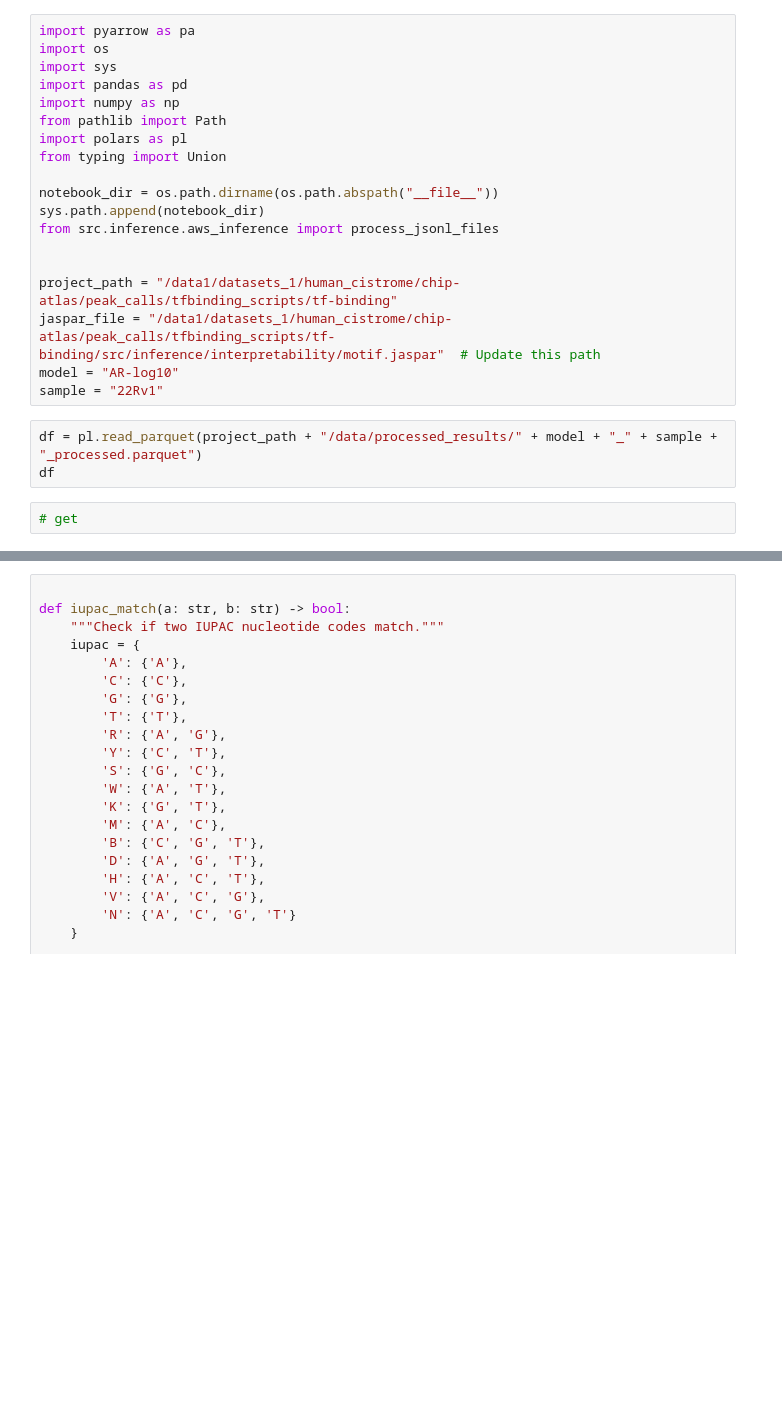
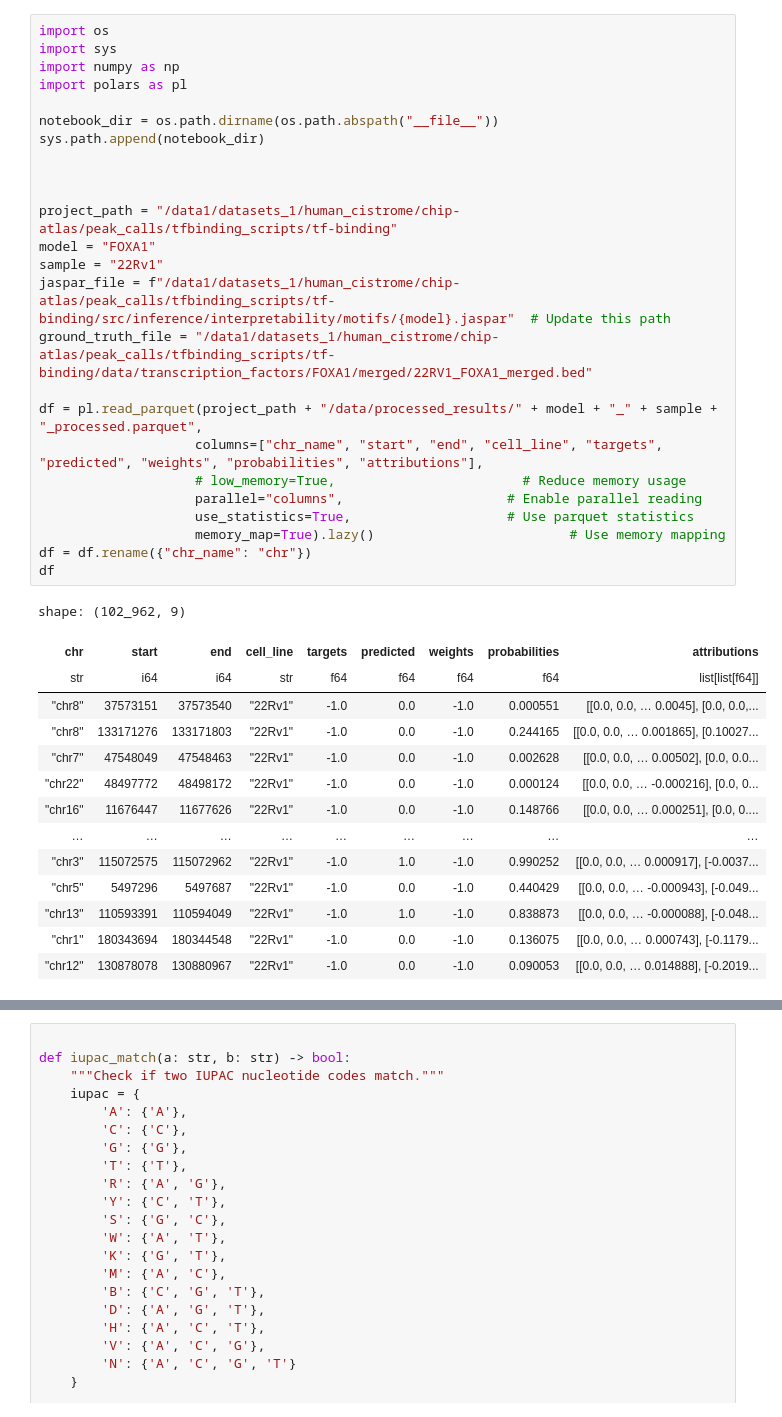
Before and after one commit to wejarrard/tf-binding, a Jupyter notebook: src/inference/interpretability/interpretability.ipynb, the cells around one changed output, grey strips where cells are left out. Drawn from its saved outputs; the diff is of its cells as text; blank space fills up the shorter version.

```diff
--- a/src/inference/interpretability/interpretability.ipynb
+++ b/src/inference/interpretability/interpretability.ipynb
@@ -1,24 +1,40 @@
 # %%
-import pyarrow as pa
 import os
 import sys
-import pandas as pd
 import numpy as np
-from pathlib import Path
 import polars as pl
-from typing import Union
 
 notebook_dir = os.path.dirname(os.path.abspath("__file__"))
 sys.path.append(notebook_dir)
-from src.inference.aws_inference import process_jsonl_files
+
 
 
 project_path = "/data1/datasets_1/human_cistrome/chip-atlas/peak_calls/tfbinding_scripts/tf-binding"
-jaspar_file = "/data1/datasets_1/human_cistrome/chip-atlas/peak_calls/tfbinding_scripts/tf-binding/src/inference/interpretability/motif.jaspar"  # Update this path
-model = "AR-log10"
+model = "FOXA1"
 sample = "22Rv1"
+jaspar_file = f"/data1/datasets_1/human_cistrome/chip-atlas/peak_calls/tfbinding_scripts/tf-binding/src/inference/interpretability/motifs/{model}.jaspar"  # Update this path
+ground_truth_file = "/data1/datasets_1/human_cistrome/chip-atlas/peak_calls/tfbinding_scripts/tf-binding/data/transcription_factors/FOXA1/merged/22RV1_FOXA1_merged.bed"
+
+df = pl.read_parquet(project_path + "/data/processed_results/" + model + "_" + sample + "_processed.parquet",
+                    columns=["chr_name", "start", "end", "cell_line", "targets", "predicted", "weights", "probabilities", "attributions"],
+                    # low_memory=True,                        # Reduce memory usage
+                    parallel="columns",                     # Enable parallel reading
+                    use_statistics=True,                    # Use parquet statistics
+                    memory_map=True).lazy()                         # Use memory mapping
+df = df.rename({"chr_name": "chr"})
+df
+# %% [output]
+shape: (102_962, 9)
+| chr | start | end | cell_line | targets | predicted | weights | probabilities | attributions |
+| str | i64 | i64 | str | f64 | f64 | f64 | f64 | list[list[f64]] |
+| "chr8" | 37573151 | 37573540 | "22Rv1" | -1.0 | 0.0 | -1.0 | 0.000551 | [[0.0, 0.0, … 0.0045], [0.0, 0.0,... |
+| "chr8" | 133171276 | 133171803 | "22Rv1" | -1.0 | 0.0 | -1.0 | 0.244165 | [[0.0, 0.0, … 0.001865], [0.10027... |
+| "chr7" | 47548049 | 47548463 | "22Rv1" | -1.0 | 0.0 | -1.0 | 0.002628 | [[0.0, 0.0, … 0.00502], [0.0, 0.0... |
+| "chr22" | 48497772 | 48498172 | "22Rv1" | -1.0 | 0.0 | -1.0 | 0.000124 | [[0.0, 0.0, … -0.000216], [0.0, 0... |
+| "chr16" | 11676447 | 11677626 | "22Rv1" | -1.0 | 0.0 | -1.0 | 0.148766 | [[0.0, 0.0, … 0.000251], [0.0, 0.... |
+| … | … | … | … | … | … | … | … | … |
+| "chr3" | 115072575 | 115072962 | "22Rv1" | -1.0 | 1.0 | -1.0 | 0.990252 | [[0.0, 0.0, … 0.000917], [-0.0037... |
+| "chr5" | 5497296 | 5497687 | "22Rv1" | -1.0 | 0.0 | -1.0 | 0.440429 | [[0.0, 0.0, … -0.000943], [-0.049... |
+| "chr13" | 110593391 | 110594049 | "22Rv1" | -1.0 | 1.0 | -1.0 | 0.838873 | [[0.0, 0.0, … -0.000088], [-0.048... |
+| "chr1" | 180343694 | 180344548 | "22Rv1" | -1.0 | 0.0 | -1.0 | 0.136075 | [[0.0, 0.0, … 0.000743], [-0.1179... |
+| "chr12" | 130878078 | 130880967 | "22Rv1" | -1.0 | 0.0 | -1.0 | 0.090053 | [[0.0, 0.0, … 0.014888], [-0.2019... |
-# %%
-df = pl.read_parquet(project_path + "/data/processed_results/" + model + "_" + sample + "_processed.parquet")
-df
-# %%
-# get
```
Also changed, not shown: parts of 13 cells of this notebook, 46 other files.
